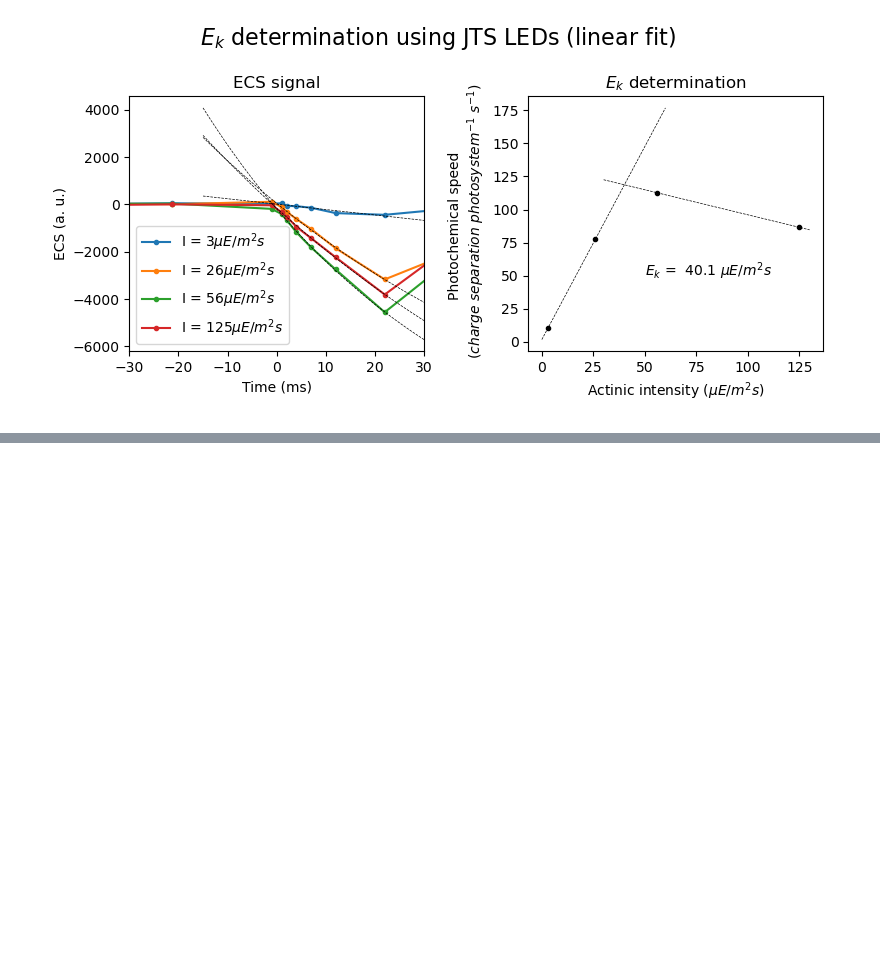
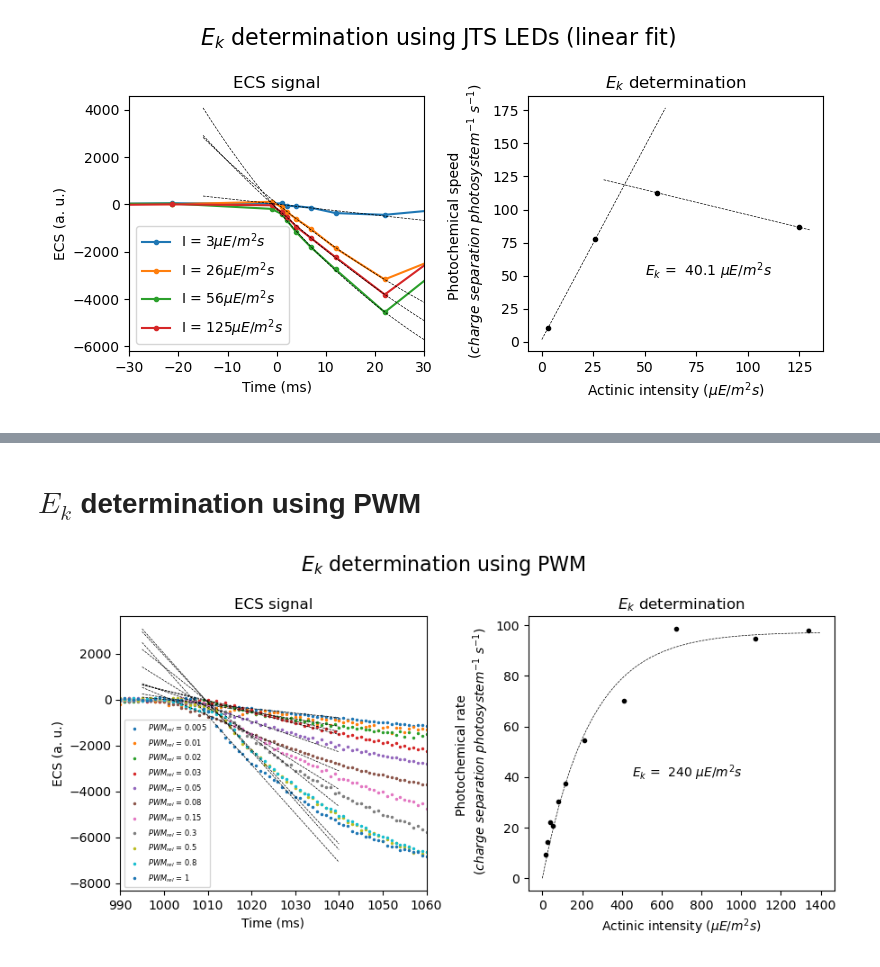
Before and after one commit to orlandomarcelo/DREAM_repo, a Jupyter notebook: Notebooks/test_pipeline.ipynb, the cells around one changed output, grey strips where cells are left out. Cells and saved outputs as stored; diff of their text form; code cells hidden in the pictures; blank space fills up the shorter version.

Commit message:
udine graphs

```diff
--- a/Notebooks/test_pipeline.ipynb
+++ b/Notebooks/test_pipeline.ipynb
@@ -369,3 +311,68 @@ fig.savefig(fig_folder + "/" + figure_name + ".png")
+# %% [markdown]
+# $E_{k}$ determination using PWM
+# %%
+fig, (ax1, ax2) = plt.subplots(1,2, figsize = (9,4.5))
+figure_name = "$E_{k}$ determination using PWM"
+fig.suptitle(figure_name, fontsize = 16)
+
+PWM_rel = [0.005, 0.01, 0.02, 0.03, 0.05, 0.08, 0.15, 0.3, 0.5, 0.8, 1]
+record_list = ["E124", "E121", "E125", "E126", "E127", "E128", "E129", "E130", "E131", "E132", "E133"]
+Intensity = 1326 * np.asarray(PWM_rel) + 11.9
+
+for i, k in enumerate(record_list) :
+    ax1.plot(Vitesse_photochimie_PWM.Time,Vitesse_photochimie_PWM.Data[k], 'o', label = "$PWM_{rel}$ = " + f"{PWM_rel[i]}",
+             markersize = 1.5, linewidth = 1)
+
+ax1.legend(prop={'size': 6})
+ax1.set_title("ECS signal")
+ax1.set_xlabel("Time (ms)")
+ax1.set_ylabel("ECS (a. u.)")
+ax1.set_xlim([990,1060])
+
+start = 995
+stop = 1040
+num = 50
+
+xfit = []
+yfit = []
+param = []
+vitesse = []
+
+for i, k in enumerate(record_list):
+    xdata = Vitesse_photochimie_PWM.Time[110:120]
+    ydata = Vitesse_photochimie_PWM.Data[k][110:120]
+    popt, x, y = lin_fit(xdata, ydata, start, stop, num)
+    xfit.append(x)
+    yfit.append(y)
+    param.append(popt)
+    ax1.plot(xfit[i],yfit[i], '--', color ='k', linewidth = 0.5)
+    vitesse.append(-param[i][0])
+
+
+ax2.plot(Intensity, 1000*(np.array(vitesse)/2170),'o', color ='k', markersize = 3)
+
+popt, x, y = Ek_fit(Intensity, 1000*(np.array(vitesse)/2170), 0, 1400,50, p0 = [100, 200])
+
+ax2.plot(x,y, '--', color ='k', linewidth = 0.5)
+
+Ek = popt[1]
+
+ax2.text( 450, 40, "$E_{k}$ = " + f"{Ek : .0f} " + "$µE/m^{2}s$")
+
+
+ax2.set_title("$E_{k}$ determination")
+ax2.set_xlabel("Actinic intensity ($µE/m^{2}s$)")
+ax2.set_ylabel("Photochemical rate \n ($charge$ $separation$ $photosystem^{-1}$ $s^{-1}$)")
+
+fig.tight_layout()
+
+fig_folder = Bode_diagram.path + "/Figures"
+if not os.path.isdir(fig_folder):
+    os.mkdir(fig_folder)
+
+fig.savefig(fig_folder + "/" + figure_name + ".png")
+# %% [output]
+[figure, added]
 # %%
 from scipy.signal import find_peaks
 
```
Also changed, not shown: parts of 12 cells of this notebook, 5 other files.
